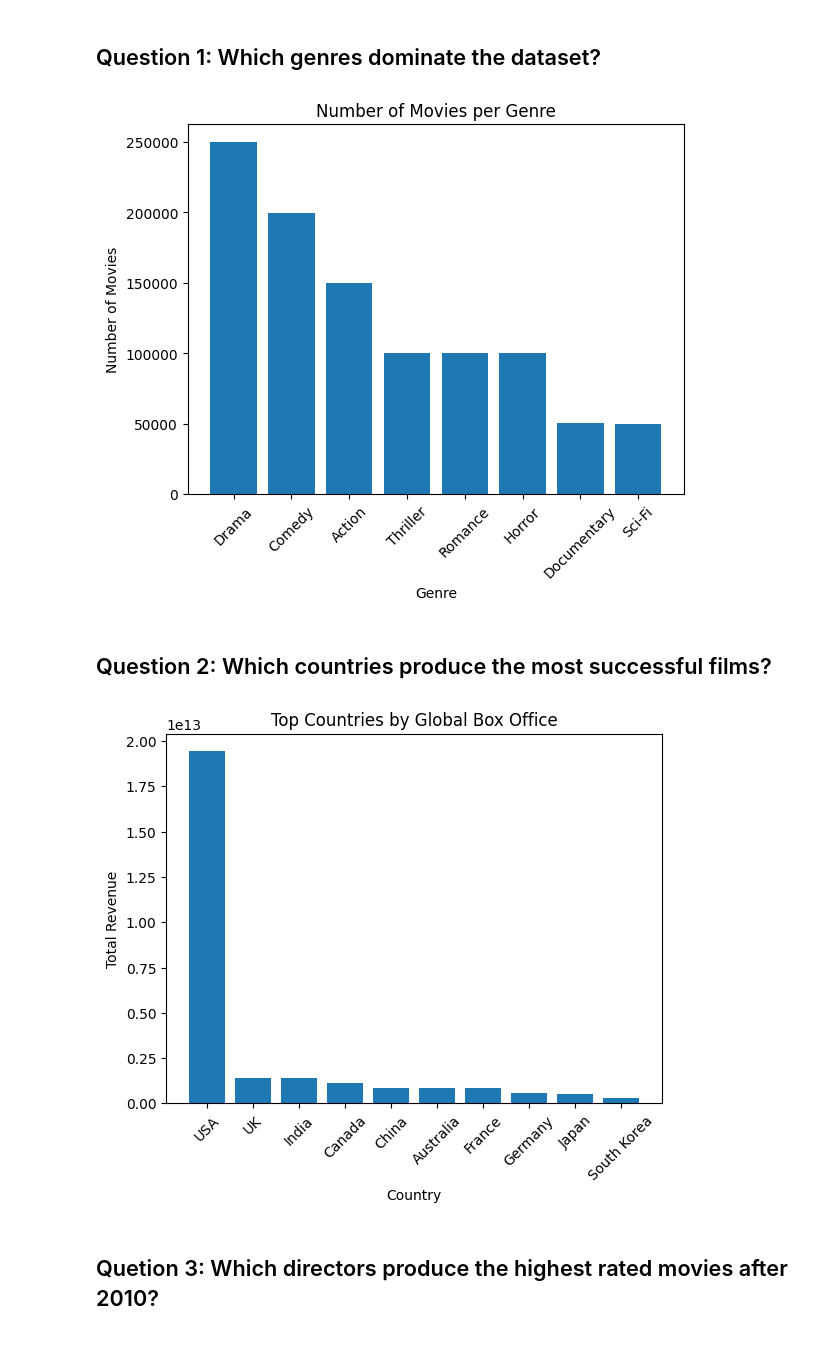
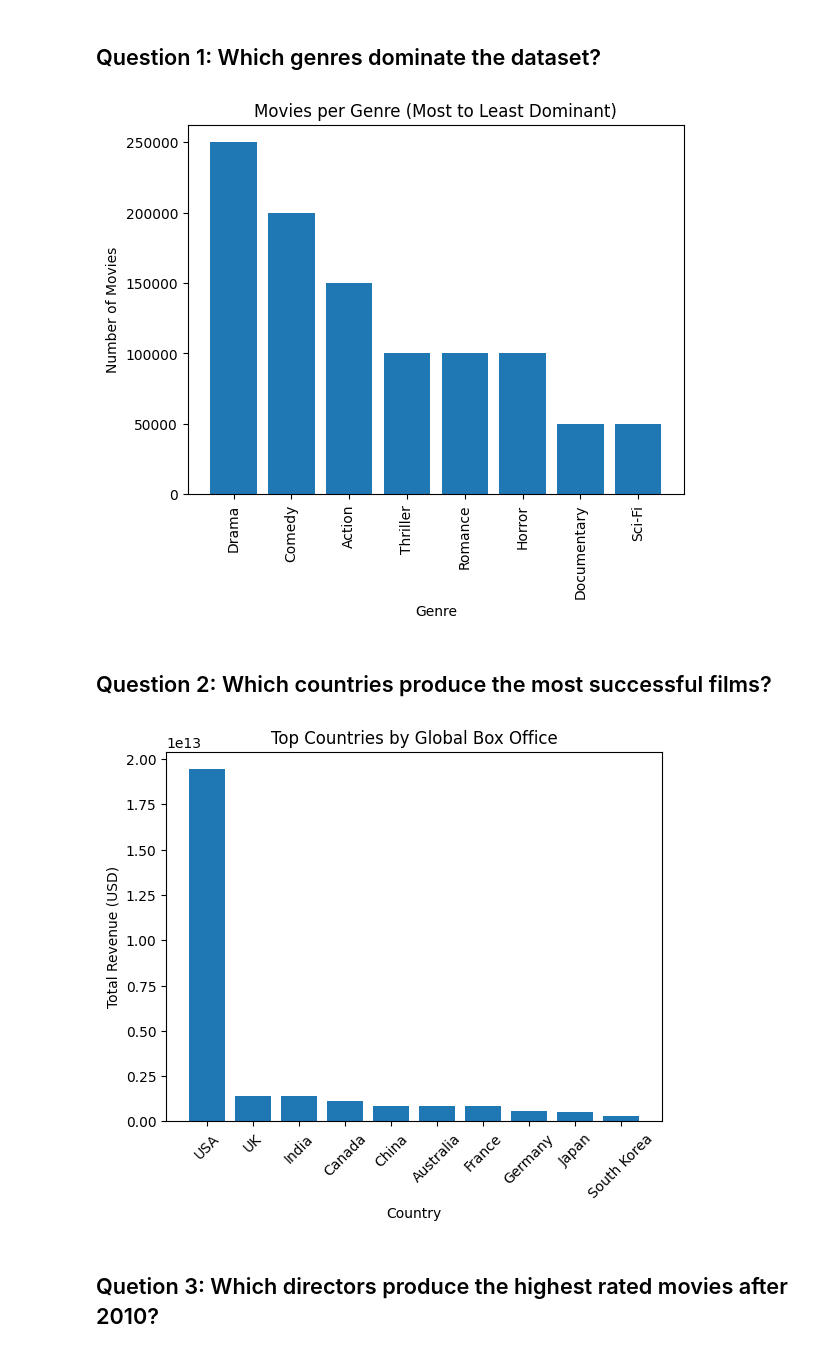
Before and after one commit to pcamarillor/big_data_spring_2026, a Jupyter notebook: spark/notebooks/examples/lecture_12_eda.ipynb, the cells around one changed output. Drawn from its saved outputs; the diff is of its cells as text; code cells hidden in the pictures.

```diff
--- a/spark/notebooks/examples/lecture_12_eda.ipynb
+++ b/spark/notebooks/examples/lecture_12_eda.ipynb
@@ -51,10 +56,12 @@ movies_columns = [("MovieID", "int"),
 
 movies_schema = SparkUtils.generate_schema(movies_columns)
 
-movies_date_str_df = (su.spark.read
-                .option("header", "true")
-                .schema(movies_schema)
-                .csv("hdfs://namenode:9000/movies/"))
+movies_date_str_df = (
+    su.spark.read
+    .option("header", "true")
+    .schema(movies_schema)
+    .csv("../../data/movies/movies_dataset.csv")
+)
 # %%
 null_count_df = SparkUtils.count_nulls(movies_date_str_df)
 null_count_df.show()
@@ -285,44 +294,41 @@ plt.show()
 # %% [markdown]
 ## Question 1: Which genres dominate the dataset?
 # %%
+genres_df = (movies_df
+             .groupBy("Genre")
+             .count()
+             .orderBy(F.desc("count")))
 
-
-genre_counts = movies_df.groupBy("Genre") \
-                        .count() \
-                        .orderBy("count", ascending=False)
-
-pdf = genre_counts.toPandas()
+pdf = genres_df.toPandas()
 
 plt.figure()
 plt.bar(pdf["Genre"], pdf["count"])
-plt.title("Number of Movies per Genre")
+plt.title("Movies per Genre (Most to Least Dominant)")
 plt.xlabel("Genre")
 plt.ylabel("Number of Movies")
-plt.xticks(rotation=45)
+plt.xticks(rotation=90)
 plt.show()
 # %% [output]
-[figure, old version]
+[figure, new version]
 # %% [markdown]
 ## Question 2: Which countries produce the most successful films?
 # %%
-country_revenue = (
-    movies_df.groupBy("Country")
-      .agg(F.sum("Global_BoxOfficeUSD").alias("TotalRevenue"))
-      .orderBy(F.col("TotalRevenue"), ascending=False)
-      .limit(10)
-)
-
-pdf = country_revenue.toPandas()
+pdf = (movies_df
+       .groupBy("Country")
+       .agg(F.sum("Global_BoxOfficeUSD").alias("total_revenue"))
+       .orderBy(F.desc("total_revenue"))
+       .limit(10)
+       .toPandas())
 
 plt.figure()
-plt.bar(pdf["Country"], pdf["TotalRevenue"])
+plt.bar(pdf["Country"], pdf["total_revenue"])
 plt.title("Top Countries by Global Box Office")
 plt.xlabel("Country")
-plt.ylabel("Total Revenue")
+plt.ylabel("Total Revenue (USD)")
 plt.xticks(rotation=45)
 plt.show()
 # %% [output]
-[figure, old version]
+[figure, new version]
 # %% [markdown]
 ## Quetion 3: Which directors produce the highest rated movies after 2010?
 # %%
```
Also changed, not shown: parts of 5 cells of this notebook.
